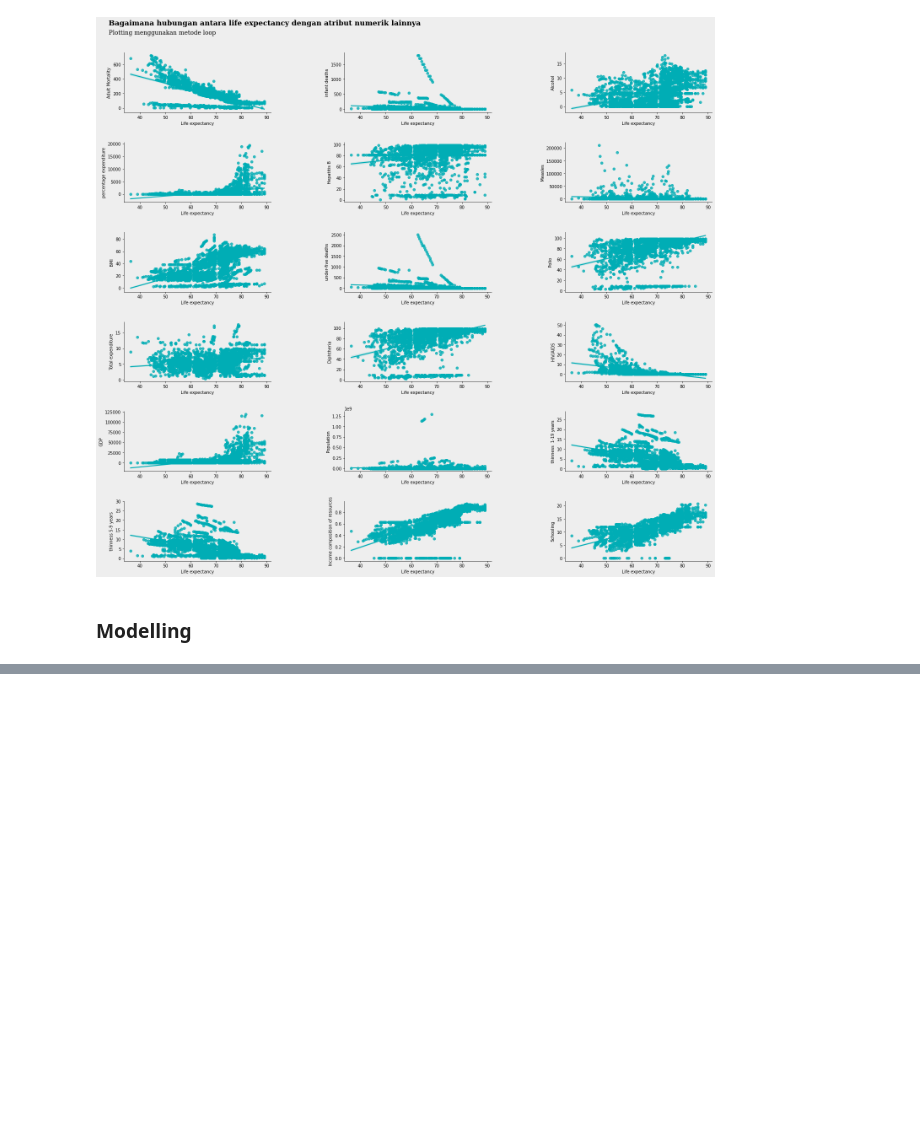
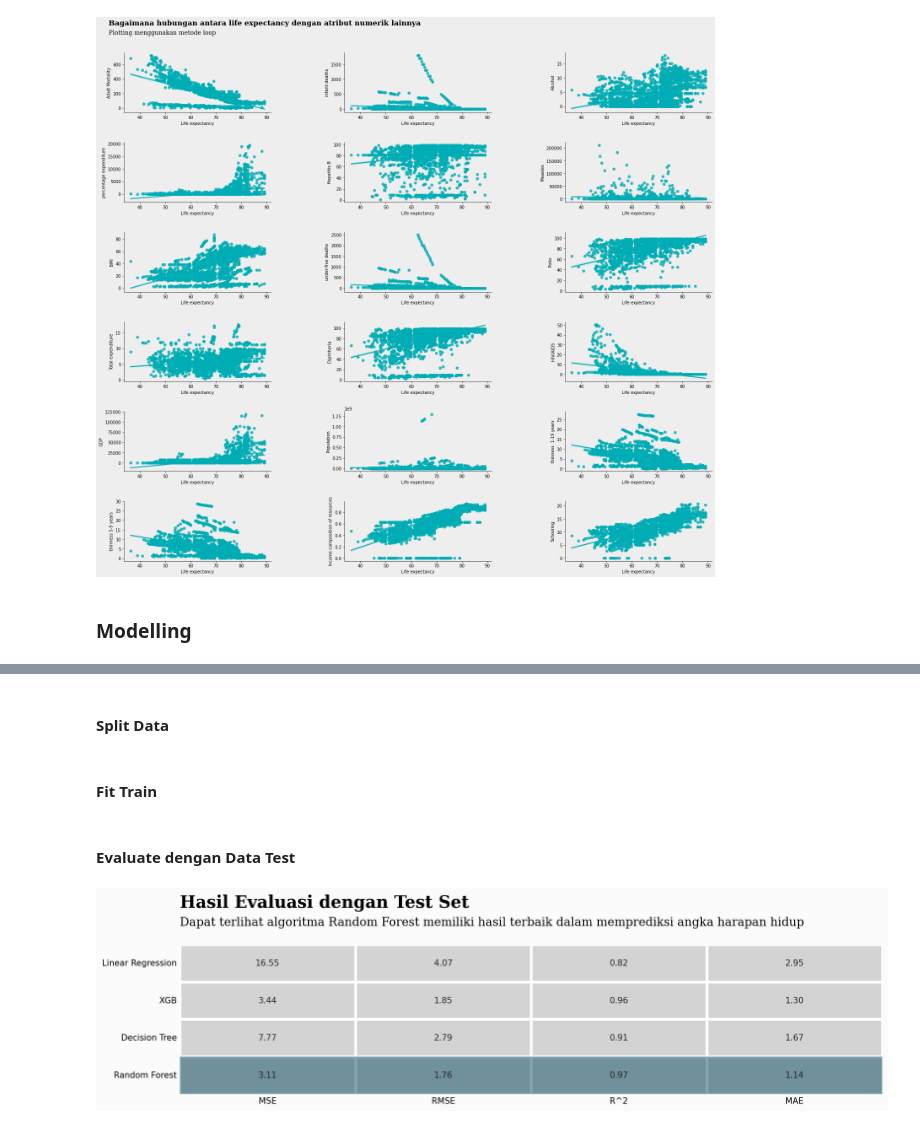
Before and after one commit to alexanderjanuar/Life-Expectancy, a Jupyter notebook: LifeExpentancy.ipynb, the cells around one changed output, grey strips where cells are left out. Drawn from its saved outputs; the diff is of its cells as text; code cells hidden in the pictures; blank space fills up the shorter version.

```diff
--- a/LifeExpentancy.ipynb
+++ b/LifeExpentancy.ipynb
@@ -428,3 +430,6 @@ plt.show()
 [figure]
 # %% [markdown]
 ### **Modelling**
+# %%
+X = df.drop(['Life expectancy','Country','Year'],axis=1)
+y = df['Life expectancy']
@@ -430,0 +438,2 @@ plt.show()
+# %%
+X = pd.get_dummies(X, columns = ['Status'], drop_first=True)
@@ -430,0 +442,3 @@ plt.show()
+# %%
+scaler = StandardScaler()
+scaler.fit_transform(X)
@@ -430,0 +459,6 @@ plt.show()
+# %% [markdown]
+#### **Split Data**
+# %%
+X_train, X_test, y_train, y_test = train_test_split(X, y, test_size = 0.25, random_state=42)
+# %% [markdown]
+#### **Fit Train**
@@ -430,0 +487,28 @@ plt.show()
+# %% [markdown]
+#### **Evaluate dengan Data Test**
+# %%
+fig = plt.figure(figsize=(15,18), dpi=150)
+gs = fig.add_gridspec(4, 2)
+gs.update(wspace=0.1, hspace=0.5)
+ax0 = fig.add_subplot(gs[0, :])
+
+colors = ["lightgray","lightgray"]
+colormap = matplotlib.colors.LinearSegmentedColormap.from_list("", colors)
+
+
+background_color = "#fbfbfb"
+fig.patch.set_facecolor(background_color)
+ax0.set_facecolor(background_color)
+
+dfResult = dfResult.apply(pd.to_numeric)
+sns.heatmap(dfResult, cmap=colormap,annot=True,fmt=".2f", linewidths=2.5,cbar=False,ax=ax0)
+
+ax0.tick_params(axis=u'both', which=u'both',length=0)
+ax0.text(0,-1,'Hasil Evaluasi dengan Test Set',fontfamily='serif',fontsize=20,fontweight='bold')
+ax0.text(0,-0.5,'Dapat terlihat algoritma Random Forest memiliki hasil terbaik dalam memprediksi angka harapan hidup',fontfamily='serif',fontsize=14)
+
+from matplotlib.patches import Rectangle
+
+rect = ax0.add_patch(Rectangle((0, 3), 5, 1, fill=True,color='#0e4f66', edgecolor='white', lw=0,alpha=0.5))
+# %% [output]
+[figure, added]
```
Also changed, not shown: parts of 6 cells of this notebook.
